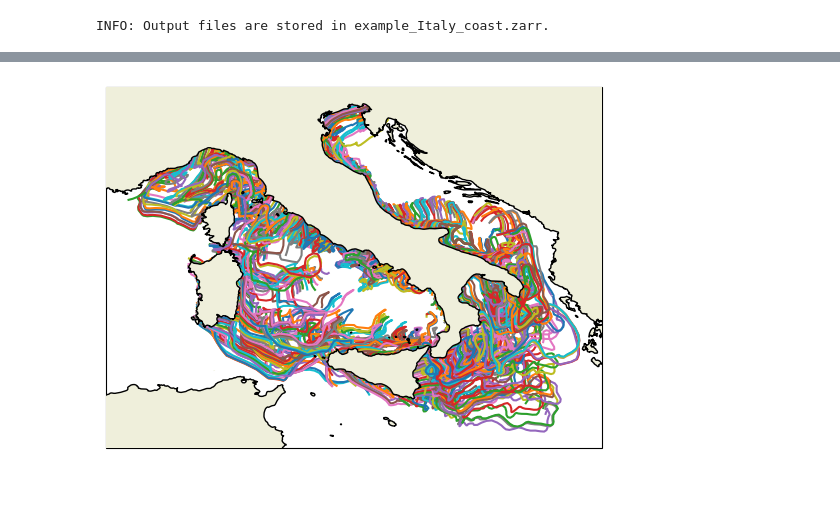
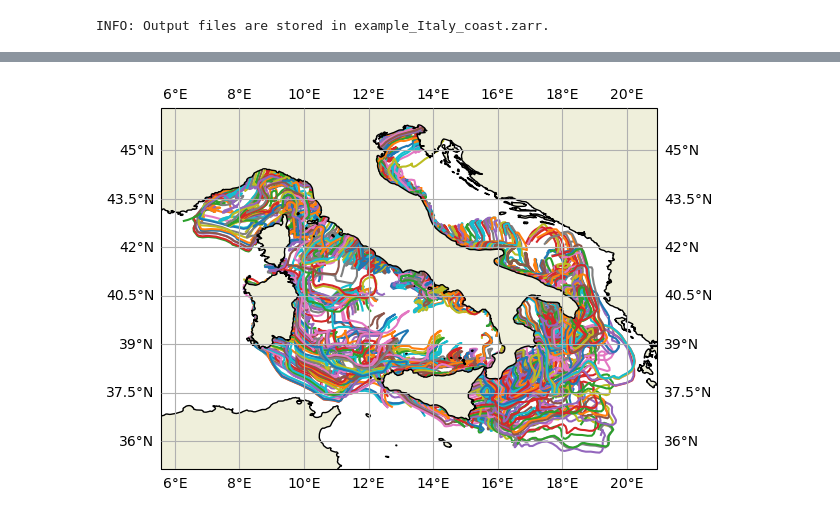
Before and after one commit to OceanParcels/plasticparcels, a Jupyter notebook: docs/examples/example_Italy_coast.ipynb, the cells around one changed output, grey strips where cells are left out. Saved outputs shown, nothing was run; the diff lists cells and outputs as text; code cells hidden in the pictures; blank space fills up the shorter version.

Commit message:
Updates to the Italian coastline example, adding more explanatory text and links to Parcels tutorials

```diff
--- a/docs/examples/example_Italy_coast.ipynb
+++ b/docs/examples/example_Italy_coast.ipynb
@@ -76,12 +94,13 @@ INFO: Output files are stored in example_Italy_coast.zarr.
 # %%
-# Plot the trajectories
+# Load the ParticleFile
 ds = xr.open_zarr('example_Italy_coast.zarr')
 
+# Plot the trajectories
 ax = plt.subplot(111, projection=ccrs.PlateCarree())
-ax.add_feature(cfeature.LAND, zorder=19)
-ax.coastlines(zorder=20)
-ax.plot(ds['lon'].T, ds['lat'].T, transform=ccrs.PlateCarree())
-
+ax.plot(ds['lon'].T, ds['lat'].T, transform=ccrs.PlateCarree(), zorder=0)
+ax.add_feature(cfeature.LAND, zorder=1)
+ax.coastlines(zorder=2)
+ax.gridlines(draw_labels=True, zorder=3)
 plt.show()
 # %% [output]
-[figure, old version]
+[figure, new version]
```
Also changed, not shown: parts of 16 cells of this notebook.
